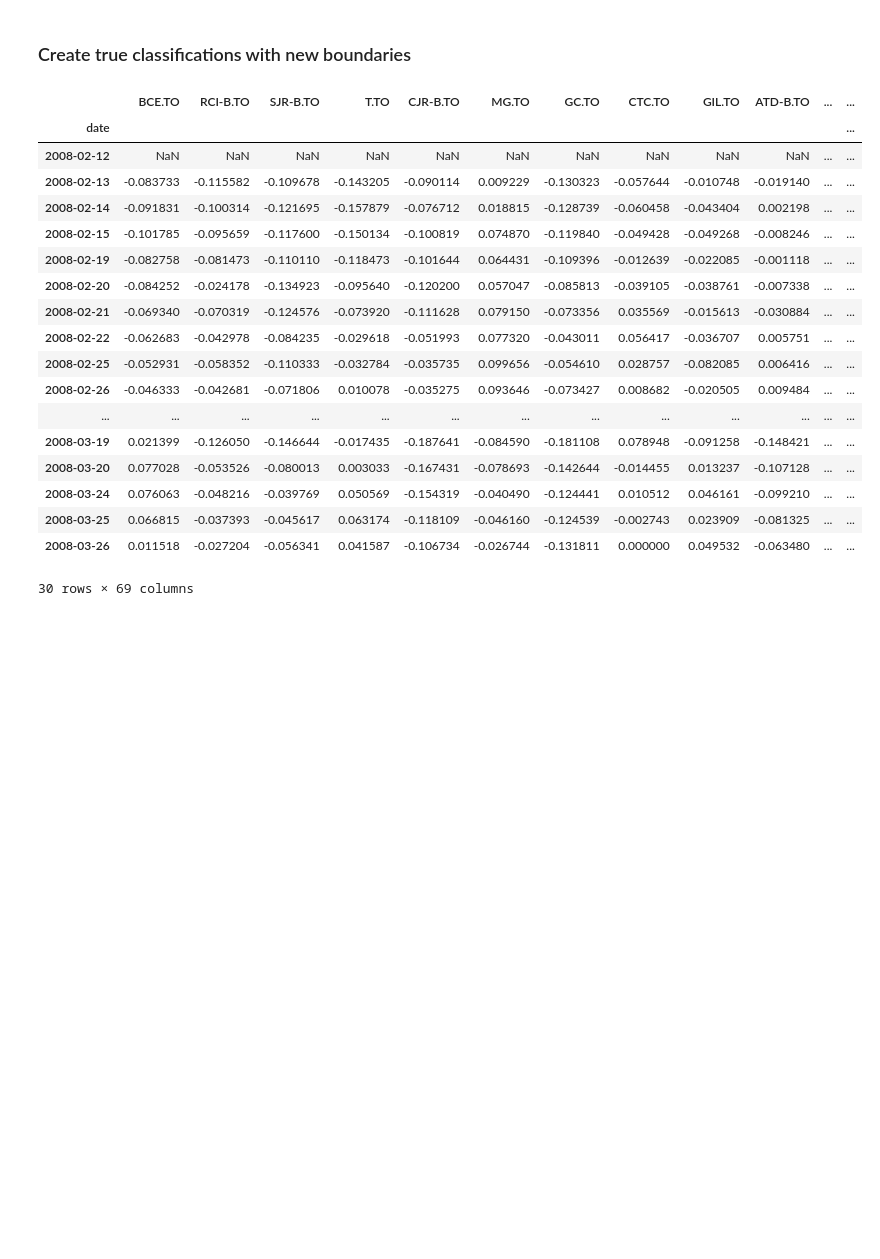
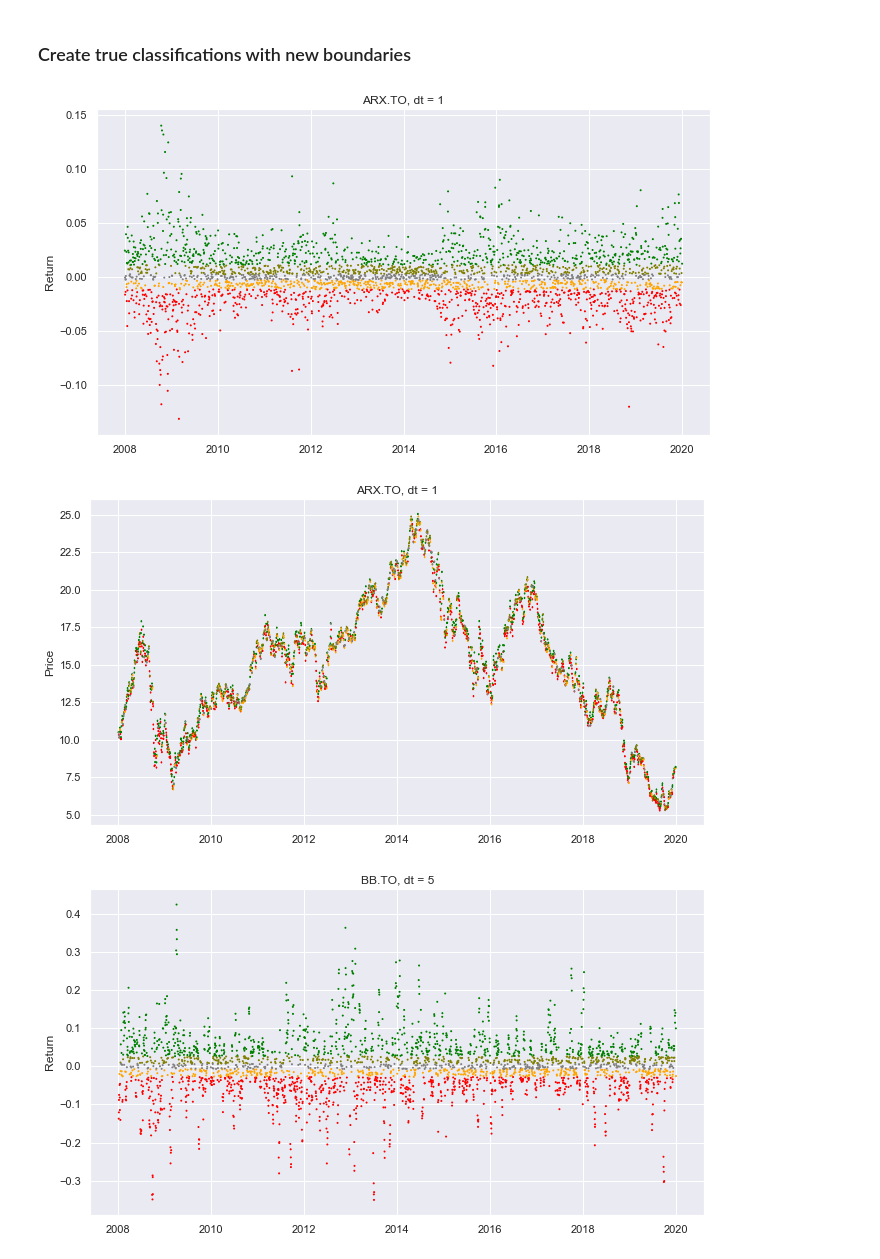
Before and after one commit to daniel-fudge/DRL-Portfolio-Optimization, a Jupyter notebook: data_preparation.ipynb, the cells around one changed output. Cells and saved outputs as stored; diff of their text form; code cells hidden in the pictures; blank space fills up the shorter version.

```diff
--- a/data_preparation.ipynb
+++ b/data_preparation.ipynb
@@ -296,24 +264,2 @@ for dt in settings['prediction_days']:
 # %% [markdown]
 ### Create true classifications with new boundaries
-# %%
-actual_returns[dt].iloc[30:60, :]
-# %% [output]
-|  | BCE.TO | RCI-B.TO | SJR-B.TO | T.TO | CJR-B.TO | MG.TO | GC.TO | CTC.TO | GIL.TO | ATD-B.TO | ... | ... |
-| date |  |  |  |  |  |  |  |  |  |  |  | ... |
-| 2008-02-12 | NaN | NaN | NaN | NaN | NaN | NaN | NaN | NaN | NaN | NaN | ... | ... |
-| 2008-02-13 | -0.083733 | -0.115582 | -0.109678 | -0.143205 | -0.090114 | 0.009229 | -0.130323 | -0.057644 | -0.010748 | -0.019140 | ... | ... |
-| 2008-02-14 | -0.091831 | -0.100314 | -0.121695 | -0.157879 | -0.076712 | 0.018815 | -0.128739 | -0.060458 | -0.043404 | 0.002198 | ... | ... |
-| 2008-02-15 | -0.101785 | -0.095659 | -0.117600 | -0.150134 | -0.100819 | 0.074870 | -0.119840 | -0.049428 | -0.049268 | -0.008246 | ... | ... |
-| 2008-02-19 | -0.082758 | -0.081473 | -0.110110 | -0.118473 | -0.101644 | 0.064431 | -0.109396 | -0.012639 | -0.022085 | -0.001118 | ... | ... |
-| 2008-02-20 | -0.084252 | -0.024178 | -0.134923 | -0.095640 | -0.120200 | 0.057047 | -0.085813 | -0.039105 | -0.038761 | -0.007338 | ... | ... |
-| 2008-02-21 | -0.069340 | -0.070319 | -0.124576 | -0.073920 | -0.111628 | 0.079150 | -0.073356 | 0.035569 | -0.015613 | -0.030884 | ... | ... |
-| 2008-02-22 | -0.062683 | -0.042978 | -0.084235 | -0.029618 | -0.051993 | 0.077320 | -0.043011 | 0.056417 | -0.036707 | 0.005751 | ... | ... |
-| 2008-02-25 | -0.052931 | -0.058352 | -0.110333 | -0.032784 | -0.035735 | 0.099656 | -0.054610 | 0.028757 | -0.082085 | 0.006416 | ... | ... |
-| 2008-02-26 | -0.046333 | -0.042681 | -0.071806 | 0.010078 | -0.035275 | 0.093646 | -0.073427 | 0.008682 | -0.020505 | 0.009484 | ... | ... |
-| ... | ... | ... | ... | ... | ... | ... | ... | ... | ... | ... | ... | ... |
-| 2008-03-19 | 0.021399 | -0.126050 | -0.146644 | -0.017435 | -0.187641 | -0.084590 | -0.181108 | 0.078948 | -0.091258 | -0.148421 | ... | ... |
-| 2008-03-20 | 0.077028 | -0.053526 | -0.080013 | 0.003033 | -0.167431 | -0.078693 | -0.142644 | -0.014455 | 0.013237 | -0.107128 | ... | ... |
-| 2008-03-24 | 0.076063 | -0.048216 | -0.039769 | 0.050569 | -0.154319 | -0.040490 | -0.124441 | 0.010512 | 0.046161 | -0.099210 | ... | ... |
-| 2008-03-25 | 0.066815 | -0.037393 | -0.045617 | 0.063174 | -0.118109 | -0.046160 | -0.124539 | -0.002743 | 0.023909 | -0.081325 | ... | ... |
-| 2008-03-26 | 0.011518 | -0.027204 | -0.056341 | 0.041587 | -0.106734 | -0.026744 | -0.131811 | 0.000000 | 0.049532 | -0.063480 | ... | ... |
-30 rows × 69 columns
@@ -321,0 +266,47 @@ for dt in settings['prediction_days']:
+# %%
+# s = Return values shifted by dt (at time = t the return was calculated at t+dt)
+# c = Temporary Numpy array used to generate the classifications
+classification = {}
+for dt in settings['prediction_days']:
+    s = actual_returns[dt].iloc[dt:, :]
+    c = np.where(s < boundaries.loc[dt, 'bad'], -2, np.zeros_like(s.values))
+    c = np.where((s >= boundaries.loc[dt, 'bad']) &
+                 (s < -boundaries.loc[dt, 'neutral']), -1, c)
+    c = np.where((s > boundaries.loc[dt, 'neutral']) &
+                 (s <= boundaries.loc[dt, 'good']), 1, c)
+    c = np.where(s > boundaries.loc[dt, 'good'], 2, c)
+    classification[dt] = pd.DataFrame(c, index=actual_returns[dt].index[:-dt], columns=s.columns)
+# %%
+# Quick sanity check on the classification
+for dt in settings['prediction_days']:
+
+    # Randomly select asset to view
+    i = random.randrange(stocks.shape[1])
+
+    # Set the color based on the classification
+    colour = deepcopy(classification[dt].iloc[:, i])
+    colour.loc[colour == -2] = 'red'
+    colour.loc[colour == -1] = 'orange'
+    colour.loc[colour == 0] = 'grey'
+    colour.loc[colour == 1] = 'olive'
+    colour.loc[colour == 2] = 'green'
+
+    # Plot the shifted returns
+    fig, ax = plt.subplots(figsize=(11, 6))
+    s_r = actual_returns[dt].iloc[dt:, i]
+    ax.scatter(s_r.index, s_r.values, color=colour, label='Returns', marker='o', s=1)
+    ax.set_ylabel('Return')
+    ax.set_title("{}, dt = {}".format(s_r.name, dt))
+    plt.show()
+
+    # Plot the shifted prices
+    fig, ax = plt.subplots(figsize=(11, 6))
+    s_p = stocks.iloc[dt:, i]
+    ax.scatter(s_p.index, s_p.values, color=colour, label='Prices', marker='d', s=1)
+    ax.set_title("{}, dt = {}".format(s_r.name, dt))
+    ax.set_ylabel('Price')
+    plt.show()
+# %% [output]
+[figure, added]
+[figure, added]
+[figure, added]
```
Also changed, not shown: parts of 18 cells of this notebook, 4 other files.
